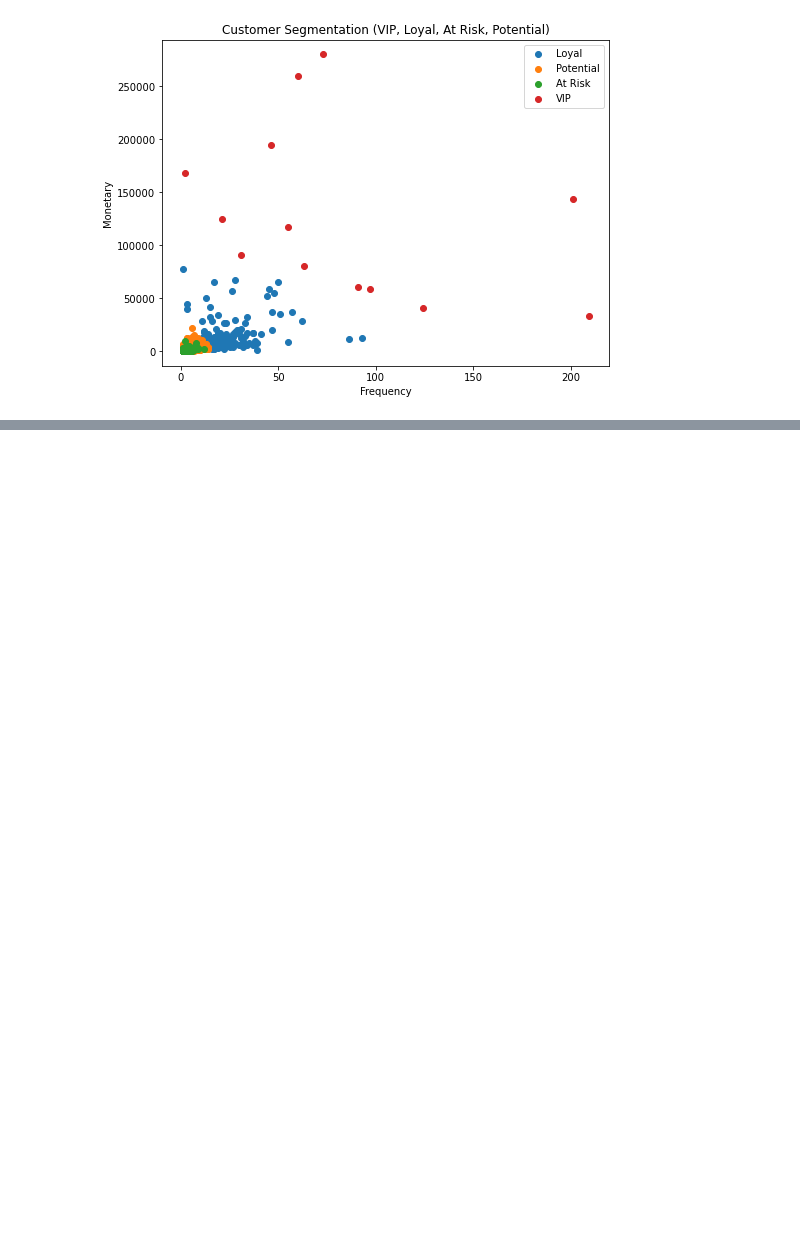
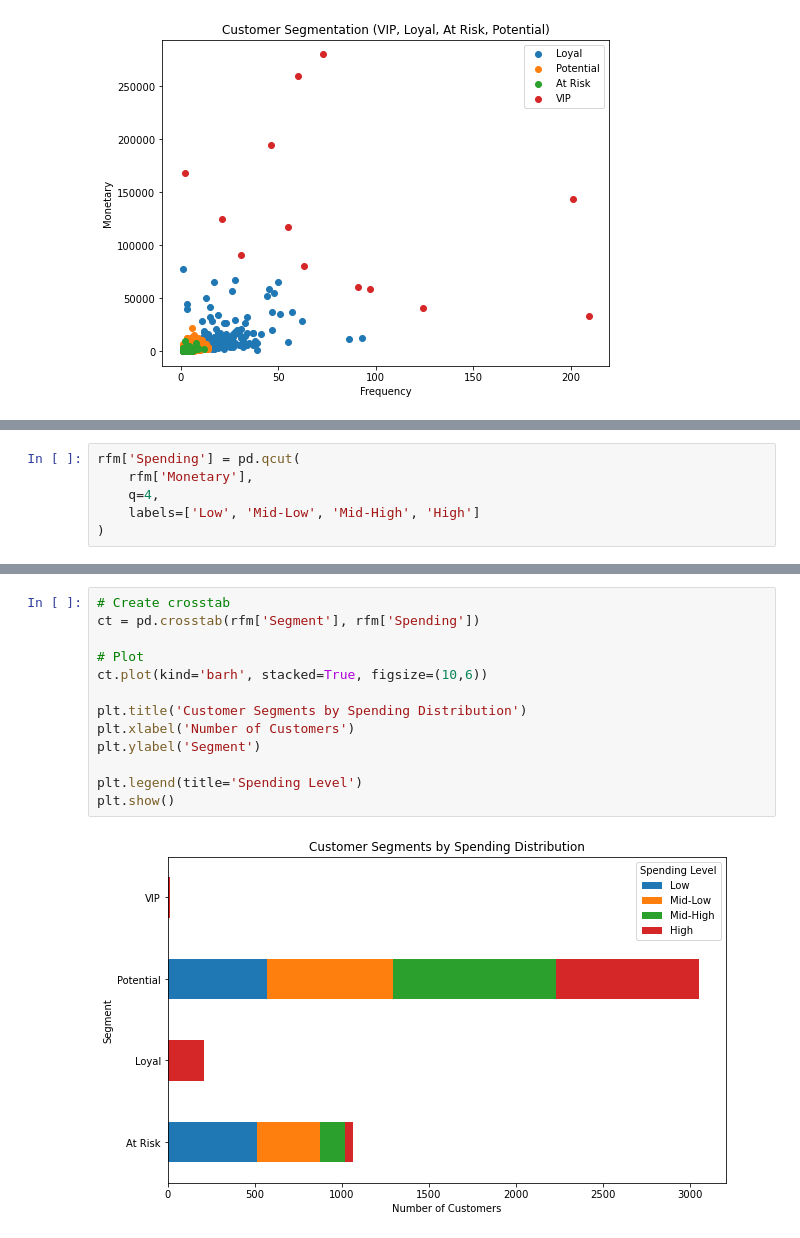
Before and after one commit to hellenmureithi/Customer-Segmentation-RFM-Analysis, a Jupyter notebook: index.ipynb, the cells around one changed output, grey strips where cells are left out. Saved outputs shown, nothing was run; the diff lists cells and outputs as text; blank space fills up the shorter version.

```diff
--- a/index.ipynb
+++ b/index.ipynb
@@ -535,0 +547,6 @@ plt.show()
+# %%
+rfm['Spending'] = pd.qcut(
+    rfm['Monetary'],
+    q=4,
+    labels=['Low', 'Mid-Low', 'Mid-High', 'High']
+)
@@ -535,0 +591,15 @@ plt.show()
+# %%
+# Create crosstab
+ct = pd.crosstab(rfm['Segment'], rfm['Spending'])
+
+# Plot
+ct.plot(kind='barh', stacked=True, figsize=(10,6))
+
+plt.title('Customer Segments by Spending Distribution')
+plt.xlabel('Number of Customers')
+plt.ylabel('Segment')
+
+plt.legend(title='Spending Level')
+plt.show()
+# %% [output]
+[figure, added]
```
Also changed, not shown: parts of 27 cells of this notebook.
